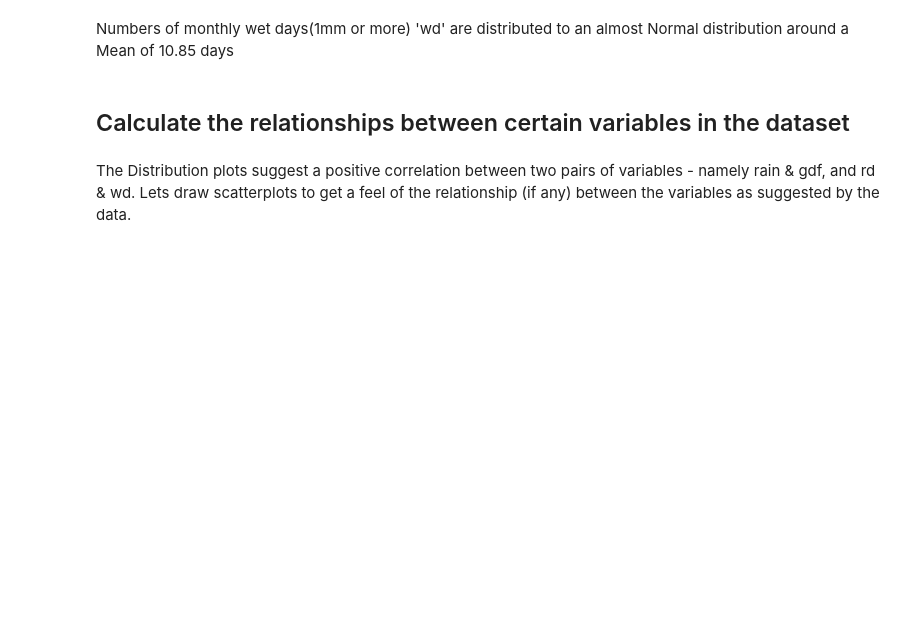
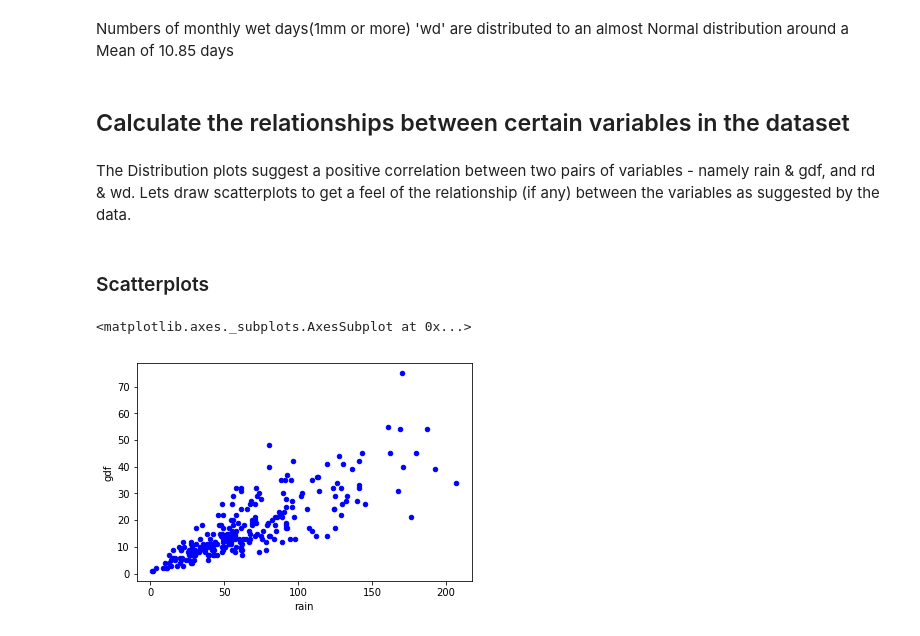
Before and after one commit to Aqua5lad/PDA-Dec-Project, a Jupyter notebook: PDA Project Dec 2018.ipynb, the cells around one changed output. Cells and saved outputs as stored; diff of their text form; code cells hidden in the pictures; blank space fills up the shorter version.

Commit message:
scatterplots & regression

```diff
--- a/PDA Project Dec 2018.ipynb
+++ b/PDA Project Dec 2018.ipynb
@@ -347,3 +359,10 @@ Numbers of monthly wet days(1mm or more) 'wd' are distributed to an almost Norma
 ## Calculate the relationships between certain variables in the dataset
 # %% [markdown]
 The Distribution plots suggest a positive correlation between two pairs of variables - namely rain & gdf, and rd & wd. Lets draw scatterplots to get a feel of the relationship (if any) between the variables as suggested by the data.
+# %% [markdown]
+### Scatterplots
+# %%
+df.plot(kind='scatter',x='rain',y='gdf',color='blue')
+# %% [output]
+<matplotlib.axes._subplots.AxesSubplot at 0x...>
+[figure, added]
```
Also changed, not shown: parts of 20 cells of this notebook.
